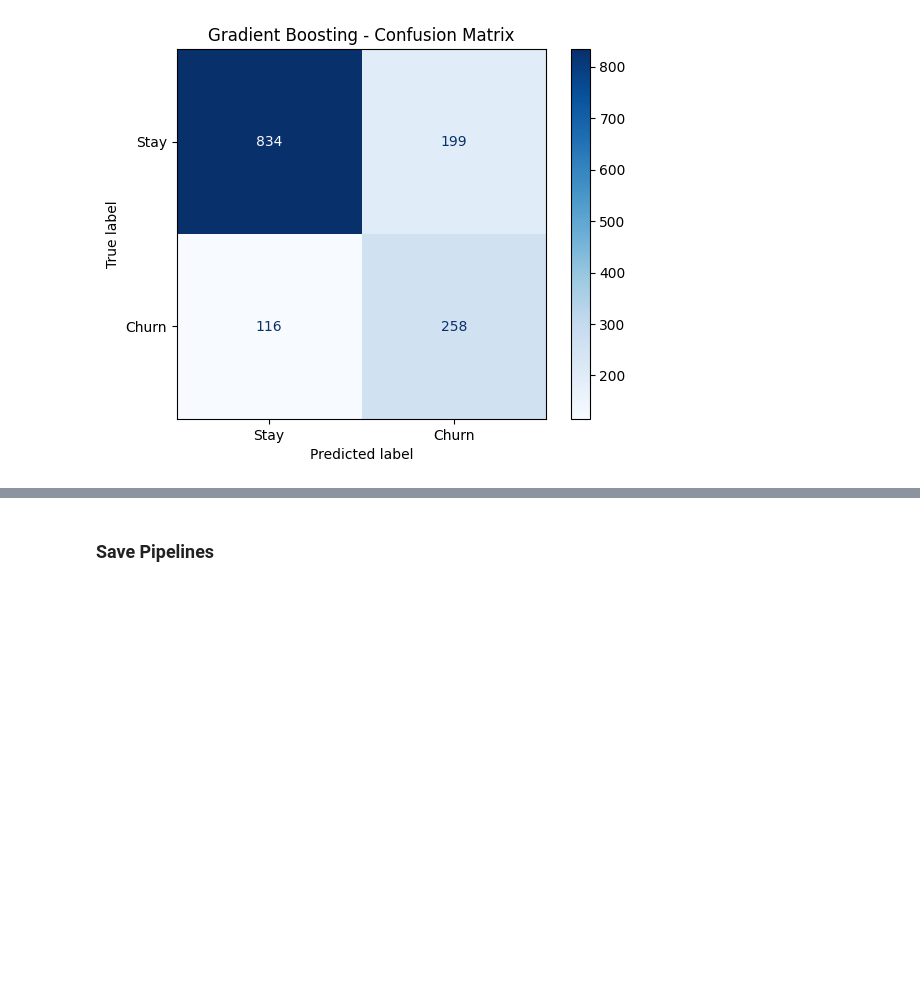
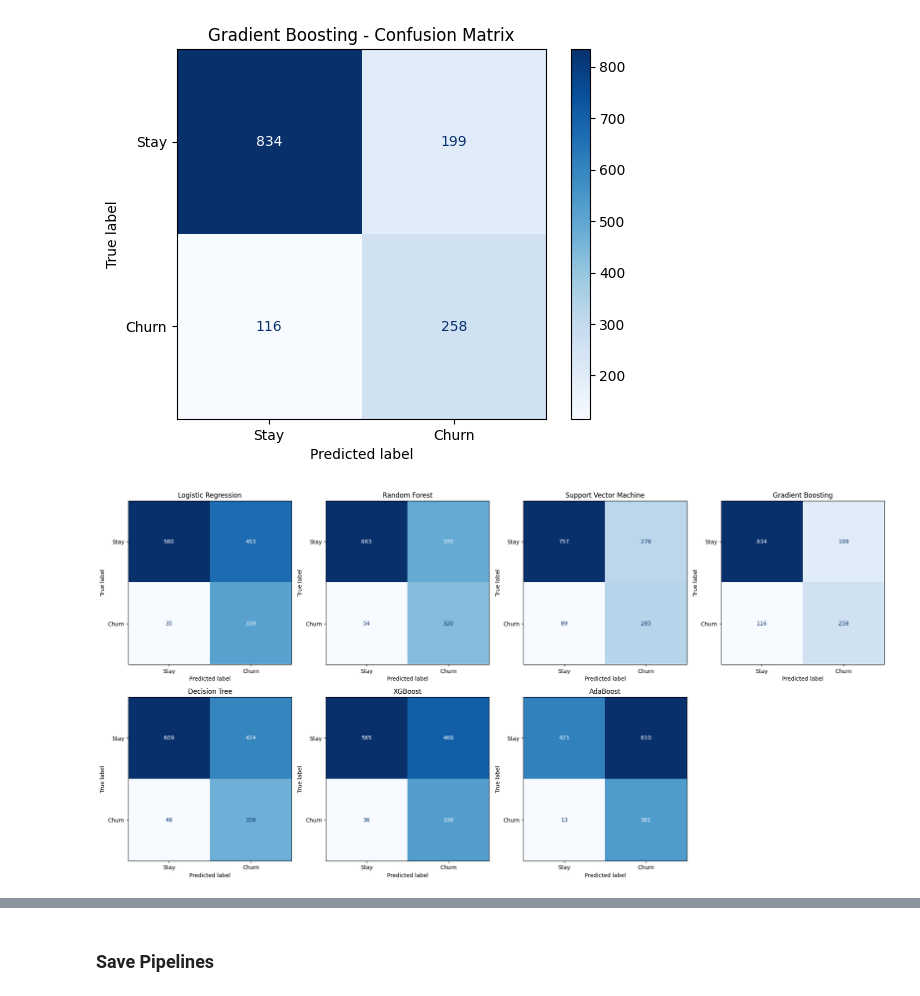
Before and after one commit to basmalamoataz/Samsung-Churnguard, a Jupyter notebook: Project_2.ipynb, the cells around one changed output, grey strips where cells are left out. Saved outputs shown, nothing was run; the diff lists cells and outputs as text; code cells hidden in the pictures; blank space fills up the shorter version.

```diff
--- a/Project_2.ipynb
+++ b/Project_2.ipynb
@@ -862,3 +862,32 @@ plt.title('Gradient Boosting - Confusion Matrix')
 plt.show()
 # %% [output]
 [figure]
+# %%
+models_cm = {
+    "Logistic Regression": best_lr,
+    "Random Forest": best_rf,
+    "Support Vector Machine": best_svm,
+    "Gradient Boosting": best_gb,
+    "Decision Tree": best_dt,
+    "XGBoost": best_xG_boost,
+    "AdaBoost": best_ada_boost,
+}
+
+fig, axes = plt.subplots(2, 4, figsize=(20, 10))
+axes = axes.ravel()
+
+for ax, (name, model) in zip(axes, models_cm.items()):
+    y_proba = model.predict_proba(X_test)[:, 1]
+    y_pred = (y_proba >= THRESHOLD).astype(int)
+    cm = confusion_matrix(y_test, y_pred)
+    disp = ConfusionMatrixDisplay(confusion_matrix=cm, display_labels=['Stay', 'Churn'])
+    disp.plot(cmap="Blues", ax=ax, colorbar=False)
+    ax.set_title(name)
+
+for ax in axes[len(models_cm):]:
+    ax.axis("off")
+
+plt.tight_layout()
+plt.show()
+# %% [output]
+[figure, added]
```
Also changed, not shown: parts of 1 cell of this notebook.
